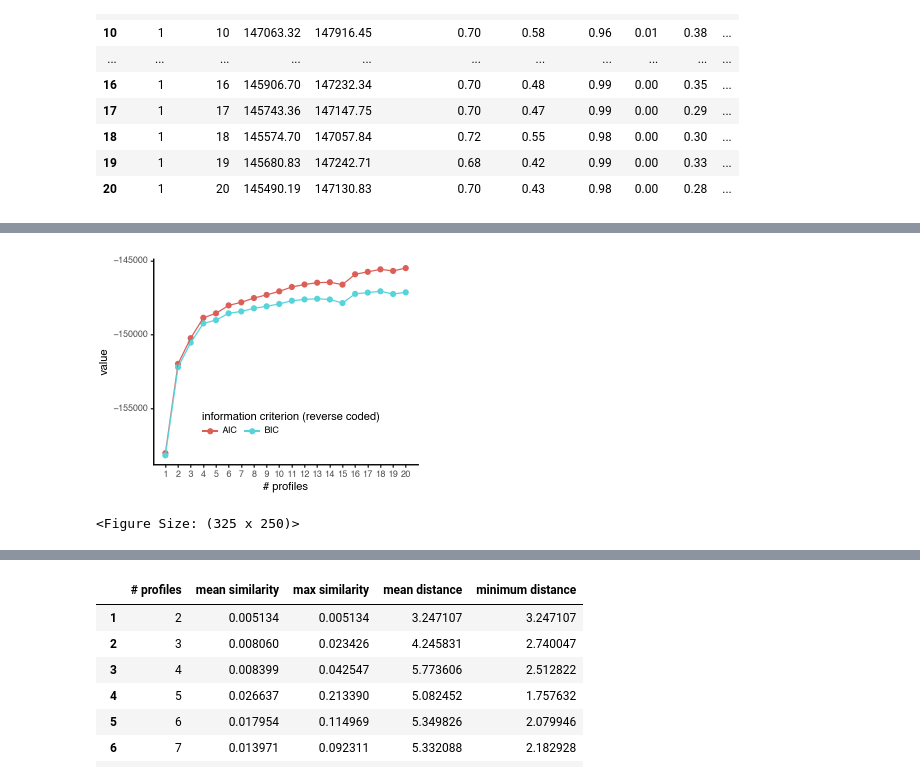
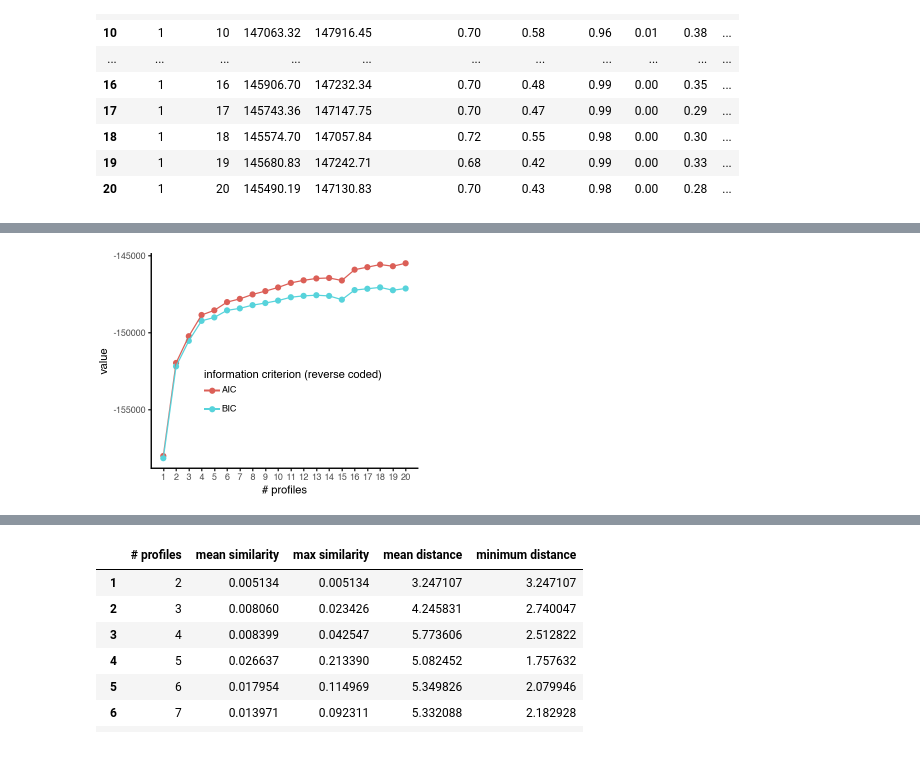
Before and after one commit to SamPaskewitz/Bayesian_LPA_ABCD_neurocog_externalizing, a Jupyter notebook: extra ABCD DPM-LPA figures.ipynb, the cells around one changed output, grey strips where cells are left out. Cells and saved outputs as stored; diff of their text form; code cells hidden in the pictures.

```diff
--- a/extra ABCD DPM-LPA figures.ipynb
+++ b/extra ABCD DPM-LPA figures.ipynb
@@ -169,17 +346,16 @@ plot_entred
 # %%
 # AIC and BIC by number of profiles
 plot_df = pd.DataFrame({'# profiles': 2*list(np.arange(1, 21)),
                         'information criterion (reverse coded)': 20*['AIC'] + 20*['BIC'],
                         'value': 0.0})
 plot_df['value'] = np.concatenate([-fit_stats['AIC'].values, -fit_stats['BIC'].values])
 
 plot_aic_bic = p9.ggplot(plot_df, p9.aes(x = '# profiles', y = 'value', color = 'information criterion (reverse coded)'))
 plot_aic_bic += p9.geom_point()
 plot_aic_bic += p9.geom_line()
-plot_aic_bic += p9.theme_classic(base_size = font_size) + p9.theme(figure_size = figure_size, legend_position = [0.6, 0.3])
+plot_aic_bic += p9.theme_classic(base_size = font_size) + p9.theme(figure_size = figure_size, legend_position = (0.6, 0.3))
 plot_aic_bic += p9.scale_x_continuous(breaks = range(21))
-plot_aic_bic.save(plot_path + 'AIC and BIC by n profiles', dpi = 300)
+#plot_aic_bic.save(plot_path + 'AIC and BIC by n profiles', dpi = 300)
 plot_aic_bic
 # %% [output]
-[figure, old version]
+[figure, new version]
-<Figure Size: (325 x 250)>
```
Also changed, not shown: parts of 18 cells of this notebook, 1 other file.
